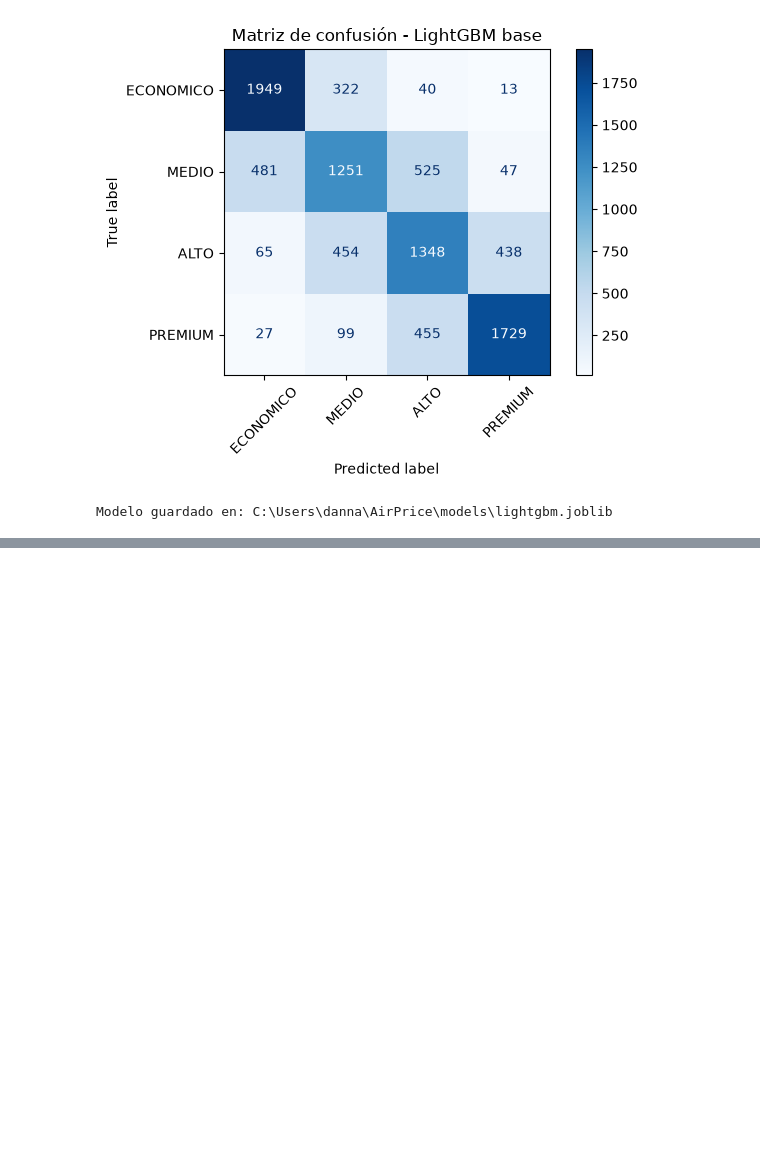
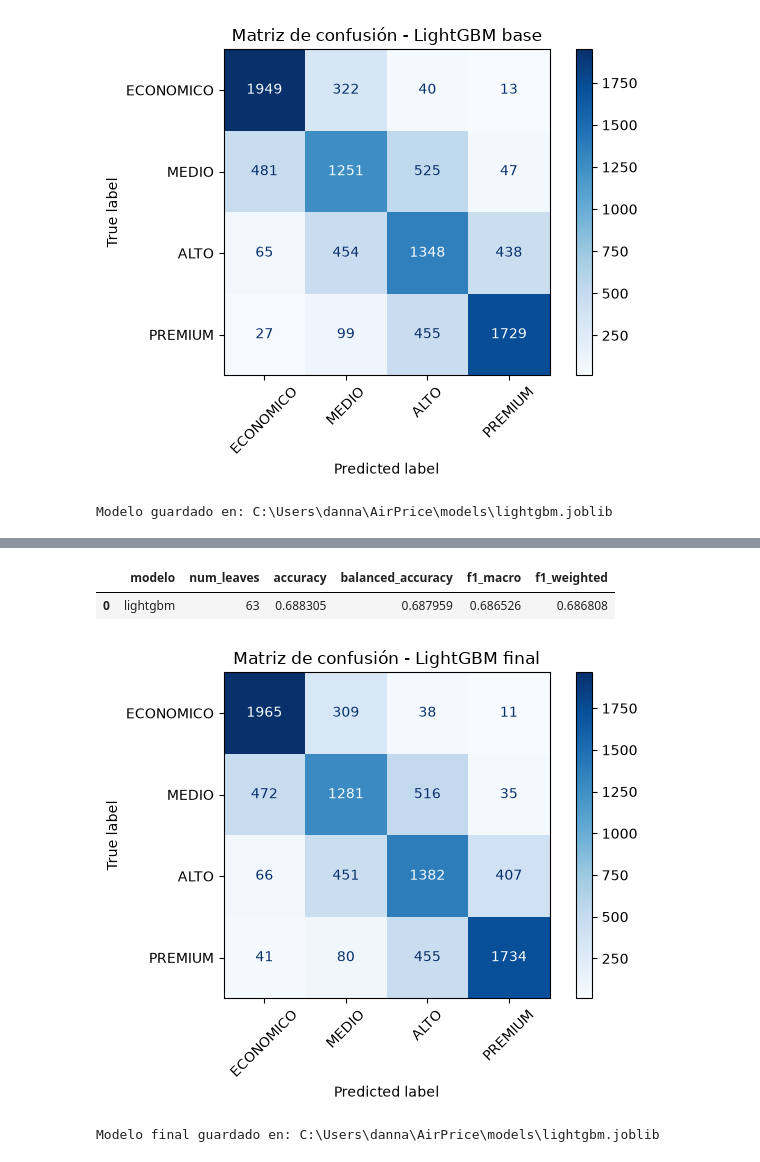
Before and after one commit to Carlos-code23/AirPrice, a Jupyter notebook: notebooks/models/03_lightgbm.ipynb, the cells around one changed output, grey strips where cells are left out. Drawn from its saved outputs; the diff is of its cells as text; code cells hidden in the pictures; blank space fills up the shorter version.

```diff
--- a/notebooks/models/03_lightgbm.ipynb
+++ b/notebooks/models/03_lightgbm.ipynb
@@ -258,0 +485,10 @@ Modelo guardado en: C:\Users\danna\AirPrice\models\lightgbm.joblib
+# %%
+y_test_pred = mejor_modelo_lgbm.predict(
+    X_test
+)
+
+metricas_test = evaluar_modelo(
+    y_test,
+    y_test_pred,
+    etiquetas=CLASES,
+)
@@ -258,0 +514,67 @@ Modelo guardado en: C:\Users\danna\AirPrice\models\lightgbm.joblib
+# %%
+metricas_test_df = pd.DataFrame(
+    [{
+        "modelo": "lightgbm",
+        "num_leaves": mejor_num_leaves,
+        "accuracy": metricas_test["accuracy"],
+        "balanced_accuracy": metricas_test["balanced_accuracy"],
+        "f1_macro": metricas_test["f1_macro"],
+        "f1_weighted": metricas_test["f1_weighted"],
+    }]
+)
+
+ruta_metricas_test = (
+    REPORTS_DIR
+    / "lightgbm_metricas_test.csv"
+)
+
+metricas_test_df.to_csv(
+    ruta_metricas_test,
+    index=False,
+)
+
+metricas_test_df
+# %% [output]
+|  | modelo | num_leaves | accuracy | balanced_accuracy | f1_macro | f1_weighted |
+| 0 | lightgbm | 63 | 0.688305 | 0.687959 | 0.686526 | 0.686808 |
+# %%
+disp = ConfusionMatrixDisplay(
+    confusion_matrix=metricas_test["matriz_confusion"],
+    display_labels=CLASES,
+)
+
+disp.plot(
+    cmap="Blues",
+    values_format="d",
+)
+
+plt.title("Matriz de confusión - LightGBM final")
+plt.xticks(rotation=45)
+plt.tight_layout()
+
+ruta_matriz_test = (
+    REPORTS_DIR
+    / "lightgbm_matriz_confusion_test.png"
+)
+
+plt.savefig(
+    ruta_matriz_test,
+    dpi=150,
+    bbox_inches="tight",
+)
+
+plt.show()
+# %% [output]
+[figure, added]
+# %%
+ruta_modelo_final = guardar_modelo(
+    mejor_modelo_lgbm,
+    "lightgbm",
+)
+
+print(
+    "Modelo final guardado en:",
+    ruta_modelo_final,
+)
+# %% [output]
+Modelo final guardado en: C:\Users\danna\AirPrice\models\lightgbm.joblib
```
Also changed, not shown: parts of 13 cells of this notebook, 4 other files.
